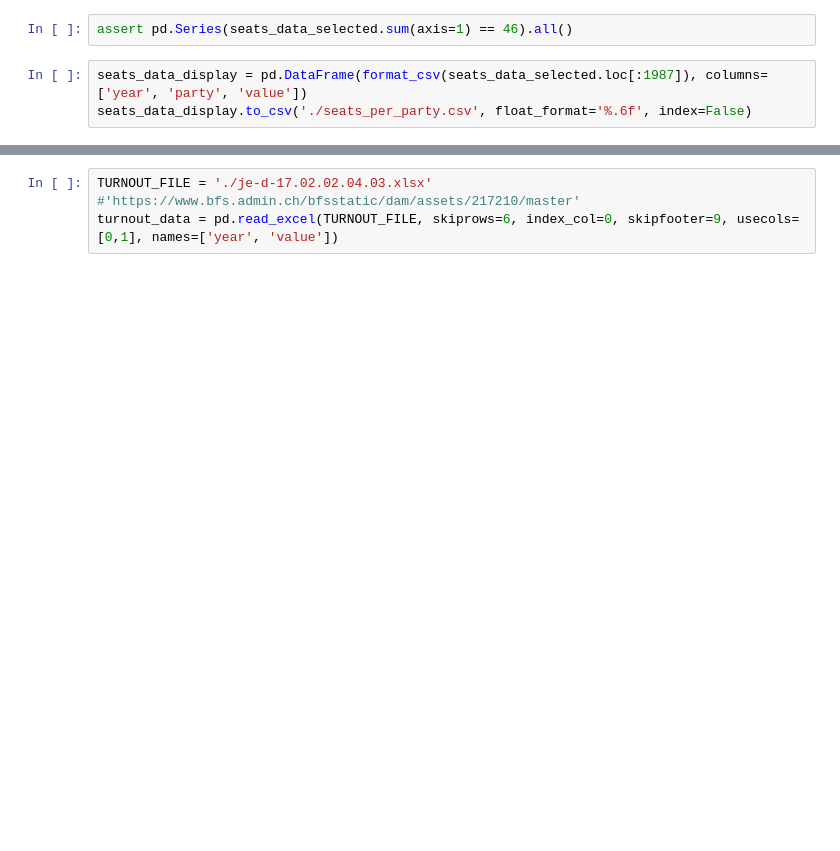
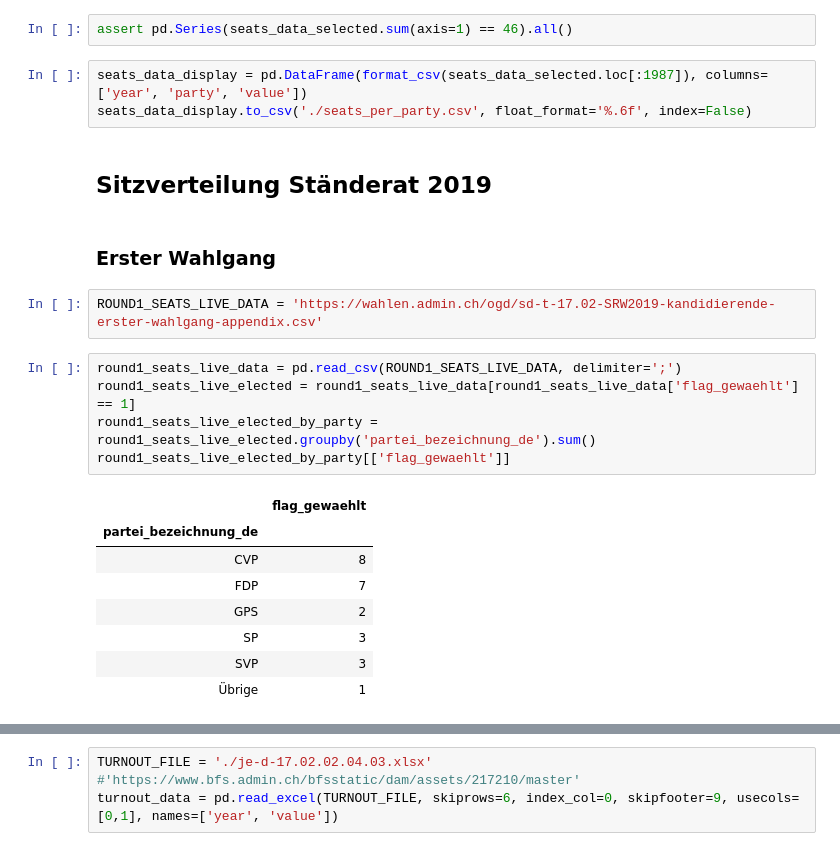
Before and after one commit to republik/dossier-eidgenoessische-wahlen-2019, a Jupyter notebook: data/Dossier Wahlen 2019.ipynb, the cells around one changed output, grey strips where cells are left out. Cells and saved outputs as stored; diff of their text form; blank space fills up the shorter version.

```diff
--- a/data/Dossier Wahlen 2019.ipynb
+++ b/data/Dossier Wahlen 2019.ipynb
@@ -83,4 +109,24 @@ assert pd.Series(seats_data_selected.sum(axis=1) == 46).all()
 # %%
 seats_data_display = pd.DataFrame(format_csv(seats_data_selected.loc[:1987]), columns=['year', 'party', 'value'])
 seats_data_display.to_csv('./seats_per_party.csv', float_format='%.6f', index=False)
+# %% [markdown]
+## Sitzverteilung Ständerat 2019
+# %% [markdown]
+### Erster Wahlgang
+# %%
+ROUND1_SEATS_LIVE_DATA = 'https://wahlen.admin.ch/ogd/sd-t-17.02-SRW2019-kandidierende-erster-wahlgang-appendix.csv'
+# %%
+round1_seats_live_data = pd.read_csv(ROUND1_SEATS_LIVE_DATA, delimiter=';')
+round1_seats_live_elected = round1_seats_live_data[round1_seats_live_data['flag_gewaehlt'] == 1]
+round1_seats_live_elected_by_party = round1_seats_live_elected.groupby('partei_bezeichnung_de').sum()
+round1_seats_live_elected_by_party[['flag_gewaehlt']]
+# %% [output]
+|  | flag_gewaehlt |
+| partei_bezeichnung_de |  |
+| CVP | 8 |
+| FDP | 7 |
+| GPS | 2 |
+| SP | 3 |
+| SVP | 3 |
+| Übrige | 1 |
 # %% [markdown]
```
Also changed, not shown: parts of 18 cells of this notebook, 2 other files.
